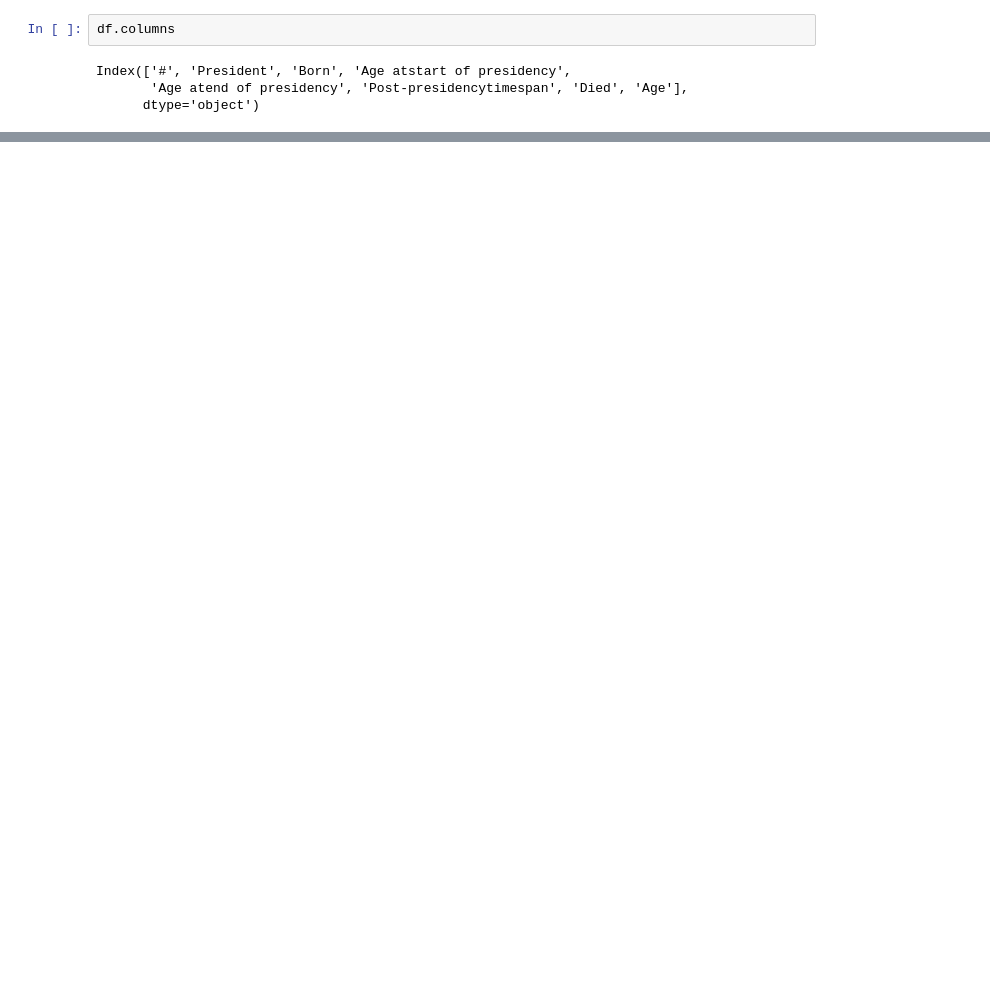
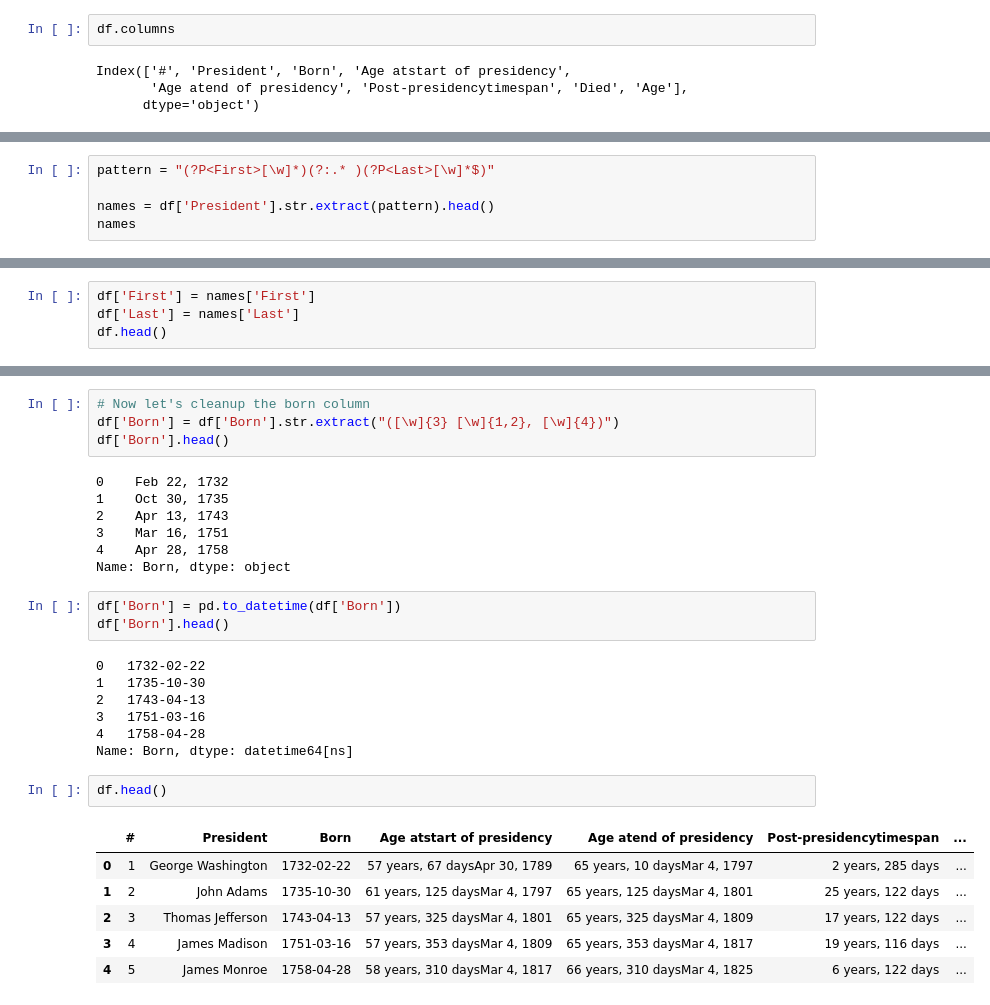
Before and after one commit to Misudhari/Applied-Data-Science-with-Python, a Jupyter notebook: Example_Manipulating_DataFrame.ipynb, the cells around one changed output, grey strips where cells are left out. Cells and saved outputs as stored; diff of their text form; blank space fills up the shorter version.

```diff
--- a/Example_Manipulating_DataFrame.ipynb
+++ b/Example_Manipulating_DataFrame.ipynb
@@ -27,0 +83,5 @@ Index(['#', 'President', 'Born', 'Age atstart of presidency',
+# %%
+pattern = "(?P<First>[\w]*)(?:.* )(?P<Last>[\w]*$)"
+
+names = df['President'].str.extract(pattern).head()
+names
@@ -27,0 +95,4 @@ Index(['#', 'President', 'Born', 'Age atstart of presidency',
+# %%
+df['First'] = names['First']
+df['Last'] = names['Last']
+df.head()
@@ -27,0 +106,30 @@ Index(['#', 'President', 'Born', 'Age atstart of presidency',
+# %%
+# Now let's cleanup the born column
+df['Born'] = df['Born'].str.extract("([\w]{3} [\w]{1,2}, [\w]{4})")
+df['Born'].head()
+# %% [output]
+0    Feb 22, 1732
+1    Oct 30, 1735
+2    Apr 13, 1743
+3    Mar 16, 1751
+4    Apr 28, 1758
+Name: Born, dtype: object
+# %%
+df['Born'] = pd.to_datetime(df['Born'])
+df['Born'].head()
+# %% [output]
+0   1732-02-22
+1   1735-10-30
+2   1743-04-13
+3   1751-03-16
+4   1758-04-28
+Name: Born, dtype: datetime64[ns]
+# %%
+df.head()
+# %% [output]
+|  | # | President | Born | Age atstart of presidency | Age atend of presidency | Post-presidencytimespan | ... |
+| 0 | 1 | George Washington | 1732-02-22 | 57 years, 67 daysApr 30, 1789 | 65 years, 10 daysMar 4, 1797 | 2 years, 285 days | ... |
+| 1 | 2 | John Adams | 1735-10-30 | 61 years, 125 daysMar 4, 1797 | 65 years, 125 daysMar 4, 1801 | 25 years, 122 days | ... |
+| 2 | 3 | Thomas Jefferson | 1743-04-13 | 57 years, 325 daysMar 4, 1801 | 65 years, 325 daysMar 4, 1809 | 17 years, 122 days | ... |
+| 3 | 4 | James Madison | 1751-03-16 | 57 years, 353 daysMar 4, 1809 | 65 years, 353 daysMar 4, 1817 | 19 years, 116 days | ... |
+| 4 | 5 | James Monroe | 1758-04-28 | 58 years, 310 daysMar 4, 1817 | 66 years, 310 daysMar 4, 1825 | 6 years, 122 days | ... |
```
Also changed, not shown: parts of 8 cells of this notebook.
